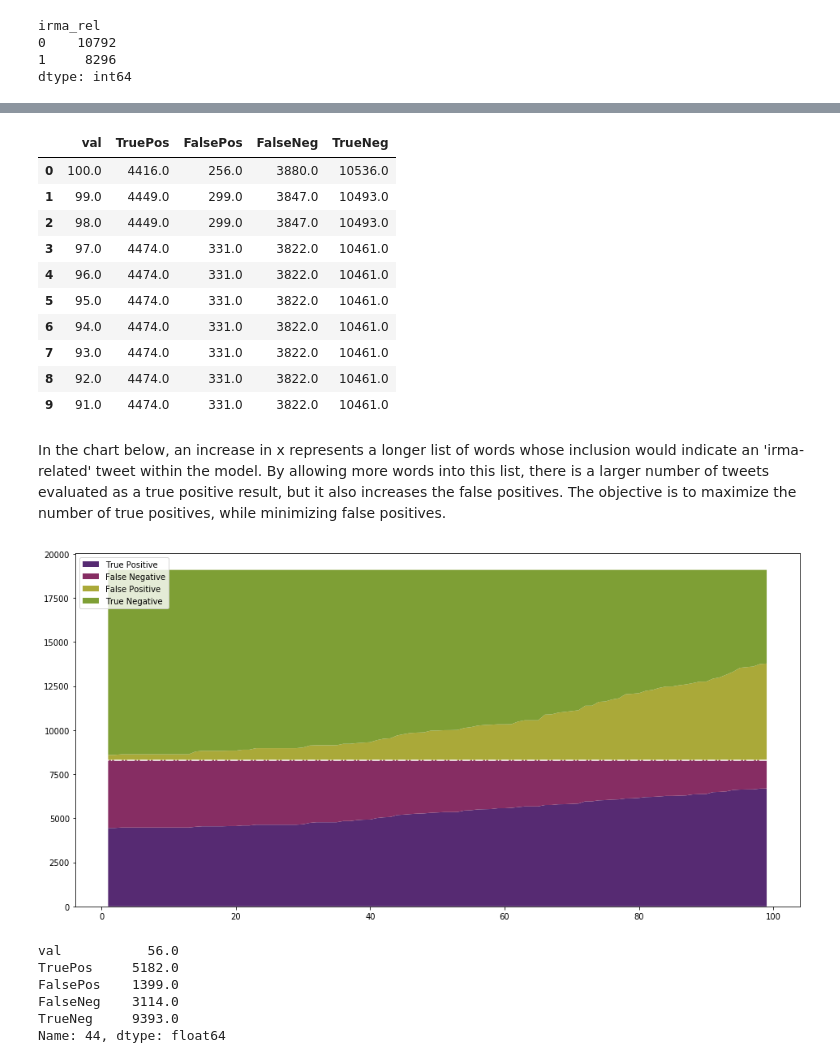
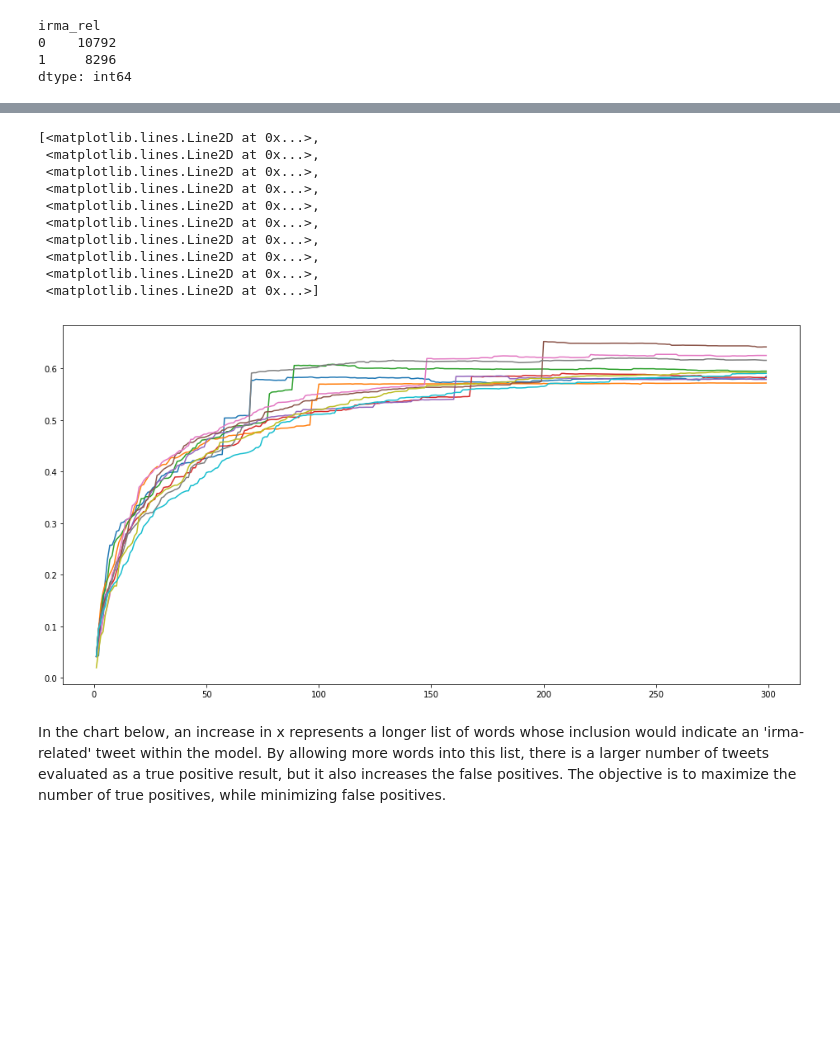
Before and after one commit to brownworth/TwitterDisaster, a Jupyter notebook: MinMaxScaledValues.ipynb, the cells around one changed output, grey strips where cells are left out. Cells and saved outputs as stored; diff of their text form; code cells hidden in the pictures; blank space fills up the shorter version.

Commit message:
F1 Scores for thresholds
F1 Scores for different windows in the Word2Vec function

```diff
--- a/MinMaxScaledValues.ipynb
+++ b/MinMaxScaledValues.ipynb
@@ -184,0 +230,2 @@ for i in list(range(100,0,-1)):
+# %%
+score_matrix = pickle.load(open('./score_matrix.pkl',"rb"))
@@ -185,49 +240,38 @@ for i in list(range(100,0,-1)):
 # %%
 import matplotlib.pyplot as plt
 %matplotlib inline
-# %%
-col_names = ['val','TruePos','FalsePos','FalseNeg','TrueNeg']
-score_matrix.columns = col_names
-# %%
-score_matrix.head(10)
-# %% [output]
-|  | val | TruePos | FalsePos | FalseNeg | TrueNeg |
-| 0 | 100.0 | 4416.0 | 256.0 | 3880.0 | 10536.0 |
-| 1 | 99.0 | 4449.0 | 299.0 | 3847.0 | 10493.0 |
-| 2 | 98.0 | 4449.0 | 299.0 | 3847.0 | 10493.0 |
-| 3 | 97.0 | 4474.0 | 331.0 | 3822.0 | 10461.0 |
-| 4 | 96.0 | 4474.0 | 331.0 | 3822.0 | 10461.0 |
-| 5 | 95.0 | 4474.0 | 331.0 | 3822.0 | 10461.0 |
-| 6 | 94.0 | 4474.0 | 331.0 | 3822.0 | 10461.0 |
-| 7 | 93.0 | 4474.0 | 331.0 | 3822.0 | 10461.0 |
-| 8 | 92.0 | 4474.0 | 331.0 | 3822.0 | 10461.0 |
-| 9 | 91.0 | 4474.0 | 331.0 | 3822.0 | 10461.0 |
+# %%
+fig = plt.figure(figsize=(16,8))
+plt.plot(score_matrix.iloc[1:]);
+# %% [output]
+[<matplotlib.lines.Line2D at 0x...>,
+ <matplotlib.lines.Line2D at 0x...>,
+ <matplotlib.lines.Line2D at 0x...>,
+ <matplotlib.lines.Line2D at 0x...>,
+ <matplotlib.lines.Line2D at 0x...>,
+ <matplotlib.lines.Line2D at 0x...>,
+ <matplotlib.lines.Line2D at 0x...>,
+ <matplotlib.lines.Line2D at 0x...>,
+ <matplotlib.lines.Line2D at 0x...>,
+ <matplotlib.lines.Line2D at 0x...>]
+[figure, added]
 # %% [markdown]
 In the chart below, an increase in x represents a longer list of words whose inclusion would indicate an 'irma-related' tweet within the model. By allowing more words into this list, there is a larger number of tweets evaluated as a true positive result, but it also increases the false positives. The objective is to maximize the number of true positives, while minimizing false positives.
 # %%
-fig = plt.figure(figsize=(16,8))
-ax = fig.subplots()
+# fig = plt.figure(figsize=(16,8))
+# ax = fig.subplots()
 
-color_list = ["#562a72", "#862d63", "#aaa939", "#7e9f35"]
+# color_list = ["#562a72", "#862d63", "#aaa939", "#7e9f35"]
 
-ax.stackplot(score_matrix.iloc[1:,:].index,
-             score_matrix.iloc[1:,:].TruePos,
-             score_matrix.iloc[1:,:].FalseNeg,
-             score_matrix.iloc[1:,:].FalsePos,
-             score_matrix.iloc[1:,:].TrueNeg,
-             labels=["True Positive","False Negative","False Positive","True Negative"],
-            colors = color_list)
-ax.axhline(hc_encoded_counts[1],linestyle="-.",color="w")
-ax.legend(loc='upper left')
-plt.show()
+# ax.stackplot(score_matrix.iloc[1:,:].index,
+#              score_matrix.iloc[1:,:].TruePos,
+#              score_matrix.iloc[1:,:].FalseNeg,
+#              score_matrix.iloc[1:,:].FalsePos,
+#              score_matrix.iloc[1:,:].TrueNeg,
+#              labels=["True Positive","False Negative","False Positive","True Negative"],
+#             colors = color_list)
+# ax.axhline(hc_encoded_counts[1],linestyle="-.",color="w")
+# ax.legend(loc='upper left')
+# plt.show()
-# %% [output]
-[figure, removed]
 # %%
-print(score_matrix.iloc[ceil(related_words.iloc[50].score)])
+# print(score_matrix.iloc[ceil(related_words.iloc[50].score)])
-# %% [output]
-val           56.0
-TruePos     5182.0
-FalsePos    1399.0
-FalseNeg    3114.0
-TrueNeg     9393.0
-Name: 44, dtype: float64
```
Also changed, not shown: parts of 26 cells of this notebook.
